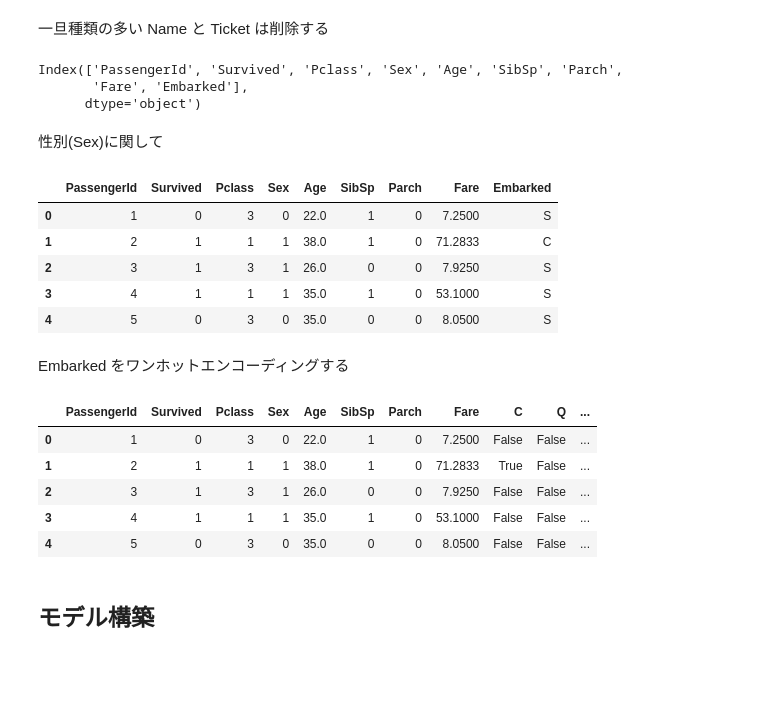
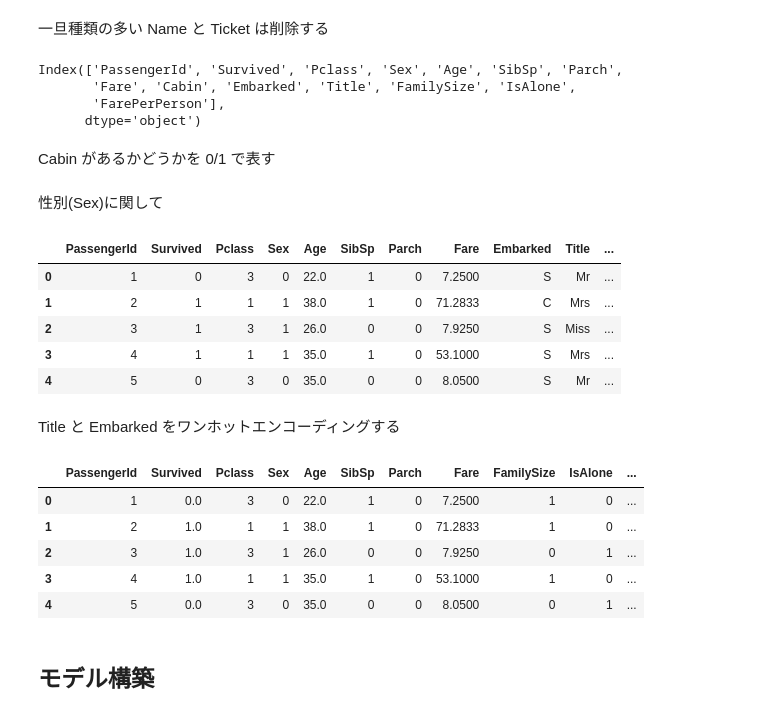
Before and after one commit to daichi0812/kaggle-titanic, a Jupyter notebook: baseline.ipynb, the cells around one changed output. Cells and saved outputs as stored; diff of their text form; code cells hidden in the pictures; blank space fills up the shorter version.

```diff
--- a/baseline.ipynb
+++ b/baseline.ipynb
@@ -21,7 +21,7 @@ warnings.filterwarnings("ignore")
 ON_KAGGLE = ("KAGGLE_KERNEL_RUN_TYPE" in os.environ) or Path("/kaggle/input").exists()
 
 if ON_KAGGLE:
-    PATH_DATA = "kaggle/input/titanic"
+    PATH_DATA = "/kaggle/input/titanic"
 else:
     PATH_DATA = "data"
 
@@ -127,11 +120,0 @@ age と fare の欠損値を平均値で補間
-# %%
-age = pd.concat([df["Age"], df_test["Age"]])
-fare = pd.concat([df["Fare"], df_test["Fare"]])
-
-df["Age"].fillna(age.mean(), inplace=True)
-df_test["Age"].fillna(age.mean(), inplace=True)
-
-df["Fare"].fillna(fare.mean(), inplace=True)
-df_test["Fare"].fillna(fare.mean(), inplace=True)
-
-df.isnull().sum()
@@ -154,5 +120,0 @@ Cabin は欠損値が多いので、削除する
-# %%
-df.drop("Cabin", axis=1, inplace=True)
-df_test.drop("Cabin", axis=1, inplace=True)
-
-df.isnull().sum()
@@ -179,5 +120,0 @@ sns.countplot(x="Embarked", data=df)
-# %%
-df["Embarked"].fillna("S", inplace=True)
-df_test["Embarked"].fillna("S", inplace=True)
-
-df.isnull().sum()
@@ -208,5 +171,8 @@ df_test.drop('Ticket', axis=1, inplace=True)
 df.columns
 # %% [output]
 Index(['PassengerId', 'Survived', 'Pclass', 'Sex', 'Age', 'SibSp', 'Parch',
-       'Fare', 'Embarked'],
+       'Fare', 'Cabin', 'Embarked', 'Title', 'FamilySize', 'IsAlone',
+       'FarePerPerson'],
       dtype='object')
+# %% [markdown]
+Cabin があるかどうかを 0/1 で表す
@@ -218,36 +188,27 @@ df_test.replace({"Sex": {"male": 0, "female": 1}}, inplace=True)
 
 df.head()
 # %% [output]
-|  | PassengerId | Survived | Pclass | Sex | Age | SibSp | Parch | Fare | Embarked |
-| 0 | 1 | 0 | 3 | 0 | 22.0 | 1 | 0 | 7.2500 | S |
-| 1 | 2 | 1 | 1 | 1 | 38.0 | 1 | 0 | 71.2833 | C |
-| 2 | 3 | 1 | 3 | 1 | 26.0 | 0 | 0 | 7.9250 | S |
-| 3 | 4 | 1 | 1 | 1 | 35.0 | 1 | 0 | 53.1000 | S |
-| 4 | 5 | 0 | 3 | 0 | 35.0 | 0 | 0 | 8.0500 | S |
+|  | PassengerId | Survived | Pclass | Sex | Age | SibSp | Parch | Fare | Embarked | Title | ... |
+| 0 | 1 | 0 | 3 | 0 | 22.0 | 1 | 0 | 7.2500 | S | Mr | ... |
+| 1 | 2 | 1 | 1 | 1 | 38.0 | 1 | 0 | 71.2833 | C | Mrs | ... |
+| 2 | 3 | 1 | 3 | 1 | 26.0 | 0 | 0 | 7.9250 | S | Miss | ... |
+| 3 | 4 | 1 | 1 | 1 | 35.0 | 1 | 0 | 53.1000 | S | Mrs | ... |
+| 4 | 5 | 0 | 3 | 0 | 35.0 | 0 | 0 | 8.0500 | S | Mr | ... |
 # %% [markdown]
-Embarked をワンホットエンコーディングする
+Title と Embarked をワンホットエンコーディングする
 # %%
-embarked = pd.concat([df["Embarked"], df_test["Embarked"]])
+df_all = pd.concat([df, df_test])
+cat_cols = ["Title", "Embarked"]
+df_all = pd.get_dummies(df_all, columns=cat_cols, drop_first=True)
 
-embarked_ohe = pd.get_dummies(embarked)
-
-embarked_ohe_train = embarked_ohe[:891]
-embarked_ohe_test = embarked_ohe[891:]
-
-df = pd.concat([df, embarked_ohe_train], axis=1)
-df_test = pd.concat([df_test, embarked_ohe_test], axis=1)
-
-df.drop("Embarked", axis=1, inplace=True)
-df_test.drop("Embarked", axis=1, inplace=True)
-
-df.head()
+df_all.head()
 # %% [output]
-|  | PassengerId | Survived | Pclass | Sex | Age | SibSp | Parch | Fare | C | Q | ... |
-| 0 | 1 | 0 | 3 | 0 | 22.0 | 1 | 0 | 7.2500 | False | False | ... |
-| 1 | 2 | 1 | 1 | 1 | 38.0 | 1 | 0 | 71.2833 | True | False | ... |
-| 2 | 3 | 1 | 3 | 1 | 26.0 | 0 | 0 | 7.9250 | False | False | ... |
-| 3 | 4 | 1 | 1 | 1 | 35.0 | 1 | 0 | 53.1000 | False | False | ... |
-| 4 | 5 | 0 | 3 | 0 | 35.0 | 0 | 0 | 8.0500 | False | False | ... |
+|  | PassengerId | Survived | Pclass | Sex | Age | SibSp | Parch | Fare | FamilySize | IsAlone | ... |
+| 0 | 1 | 0.0 | 3 | 0 | 22.0 | 1 | 0 | 7.2500 | 1 | 0 | ... |
+| 1 | 2 | 1.0 | 1 | 1 | 38.0 | 1 | 0 | 71.2833 | 1 | 0 | ... |
+| 2 | 3 | 1.0 | 3 | 1 | 26.0 | 0 | 0 | 7.9250 | 0 | 1 | ... |
+| 3 | 4 | 1.0 | 1 | 1 | 35.0 | 1 | 0 | 53.1000 | 1 | 0 | ... |
+| 4 | 5 | 0.0 | 3 | 0 | 35.0 | 0 | 0 | 8.0500 | 0 | 1 | ... |
 # %% [markdown]
 ## モデル構築
 # %%
```
Also changed, not shown: parts of 36 cells of this notebook, 2 other files.
